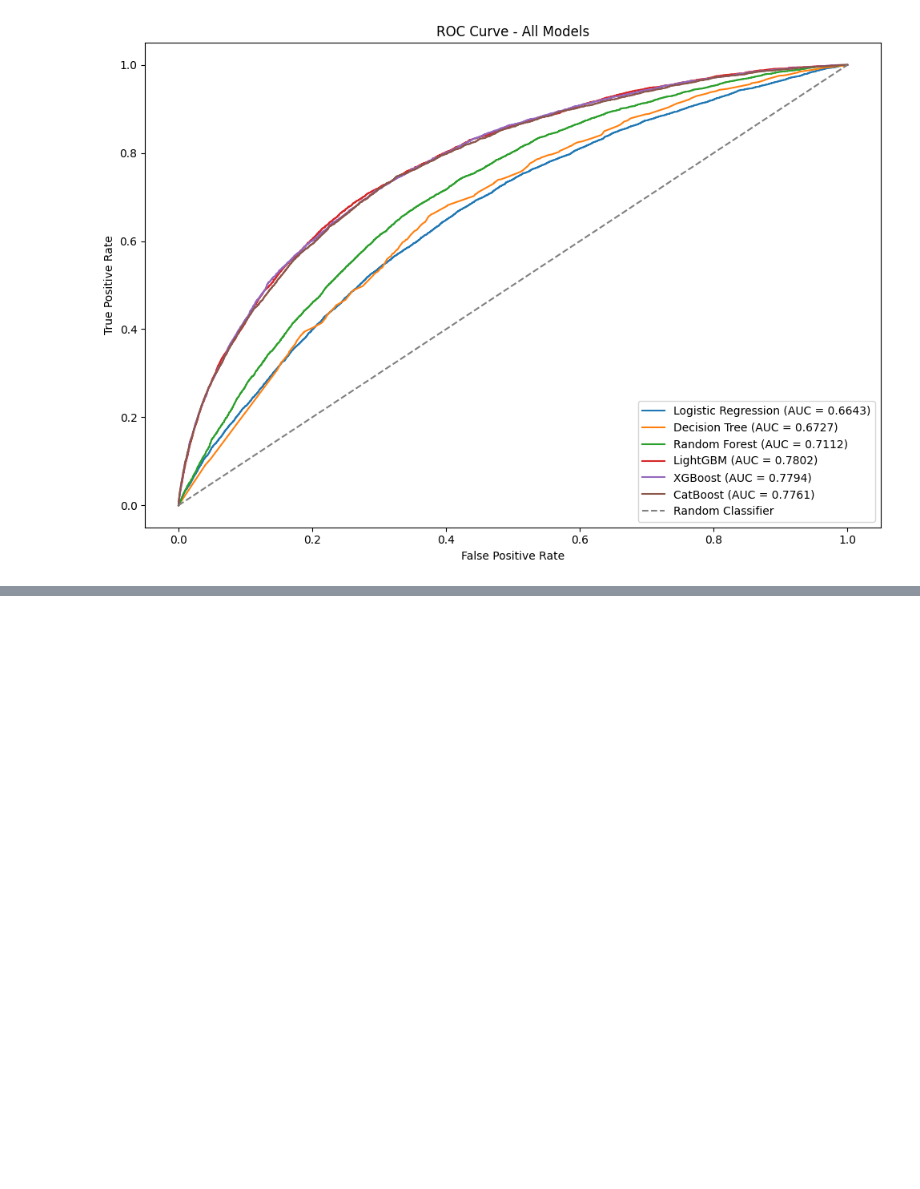
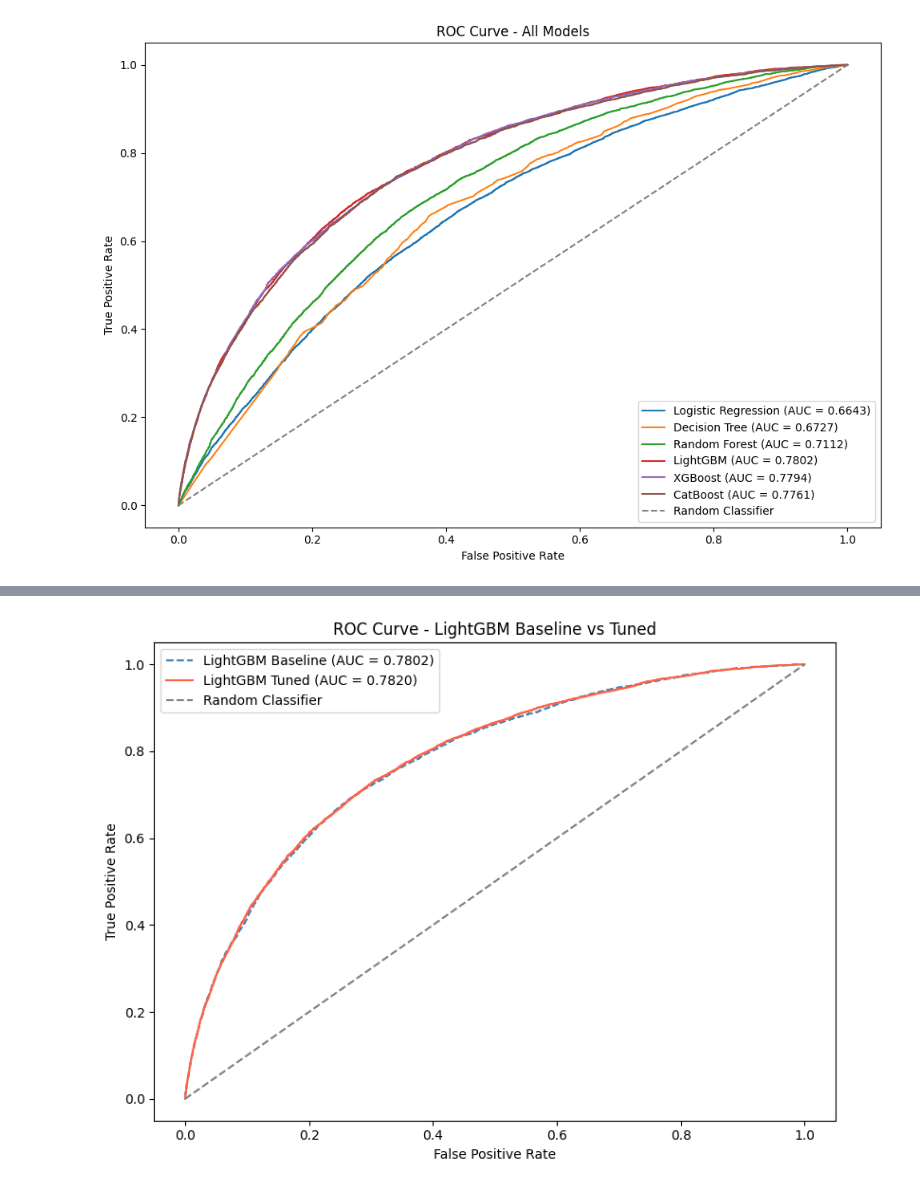
Before and after one commit to oknardo/Home_Credit_Scorecard_Model, a Jupyter notebook: Scorecard_Modelling.ipynb, the cells around one changed output, grey strips where cells are left out. Cells and saved outputs as stored; diff of their text form; code cells hidden in the pictures; blank space fills up the shorter version.

```diff
--- a/Scorecard_Modelling.ipynb
+++ b/Scorecard_Modelling.ipynb
@@ -938,0 +1085,20 @@ LightGBM is selected as the primary model for SHAP analysis in Section 10, as it
+# %%
+# Classification Report
+print("Classification Report - LightGBM Tuned")
+print(classification_report(y_test, y_pred_lgbm_tuned, target_names=['Non-Default', 'Default']))
+
+# Metrics
+auc_lgbm_tuned = roc_auc_score(y_test, y_prob_lgbm_tuned)
+gini_lgbm_tuned = 2 * auc_lgbm_tuned - 1
+fpr_lgbm_tuned, tpr_lgbm_tuned, _ = roc_curve(y_test, y_prob_lgbm_tuned)
+ks_lgbm_tuned = max(tpr_lgbm_tuned - fpr_lgbm_tuned)
+
+print(f"ROC-AUC Score : {auc_lgbm_tuned:.4f}")
+print(f"Gini          : {gini_lgbm_tuned:.4f}")
+print(f"KS Statistic  : {ks_lgbm_tuned:.4f}")
+
+# Improvement summary
+print(f"\nImprovement vs Baseline LightGBM:")
+print(f"  ROC-AUC : {auc_lgbm:.4f} -> {auc_lgbm_tuned:.4f} ({(auc_lgbm_tuned - auc_lgbm)*100:+.2f}%)")
+print(f"  Gini    : {gini_lgbm:.4f} -> {gini_lgbm_tuned:.4f} ({(gini_lgbm_tuned - gini_lgbm)*100:+.2f}%)")
+print(f"  KS Stat : {ks_lgbm:.4f} -> {ks_lgbm_tuned:.4f} ({(ks_lgbm_tuned - ks_lgbm)*100:+.2f}%)")
@@ -938,0 +1124,16 @@ LightGBM is selected as the primary model for SHAP analysis in Section 10, as it
+# %%
+# ROC Curve comparison - Baseline vs Tuned
+plt.figure(figsize=(8, 6))
+plt.plot(fpr_lgbm, tpr_lgbm, color='steelblue', linestyle='--',
+         label=f'LightGBM Baseline (AUC = {auc_lgbm:.4f})')
+plt.plot(fpr_lgbm_tuned, tpr_lgbm_tuned, color='tomato',
+         label=f'LightGBM Tuned (AUC = {auc_lgbm_tuned:.4f})')
+plt.plot([0, 1], [0, 1], color='gray', linestyle='--', label='Random Classifier')
+plt.title('ROC Curve - LightGBM Baseline vs Tuned')
+plt.xlabel('False Positive Rate')
+plt.ylabel('True Positive Rate')
+plt.legend()
+plt.tight_layout()
+plt.show()
+# %% [output]
+[figure, added]
```
Also changed, not shown: parts of 20 cells of this notebook.
